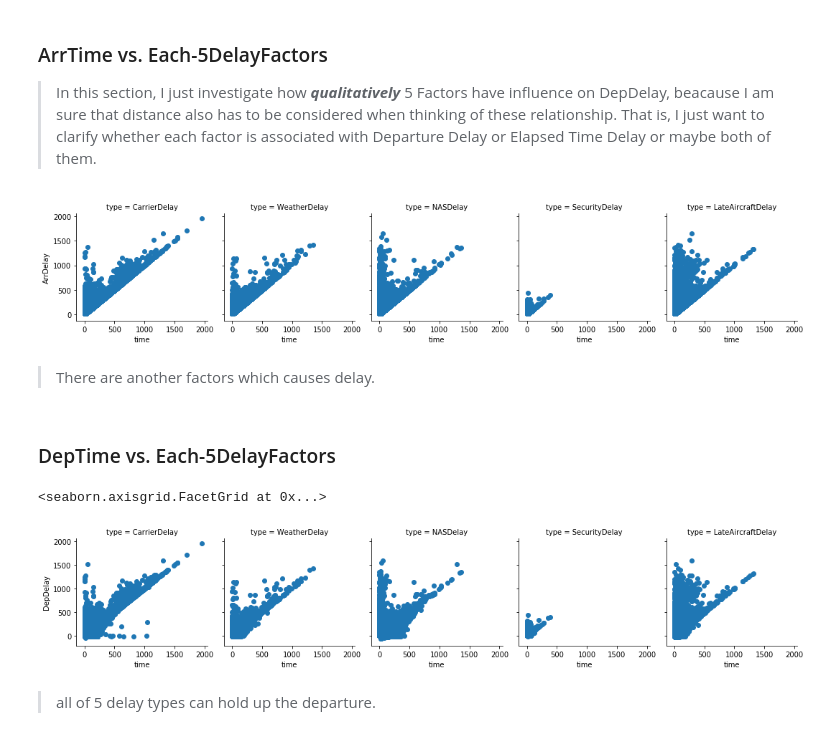
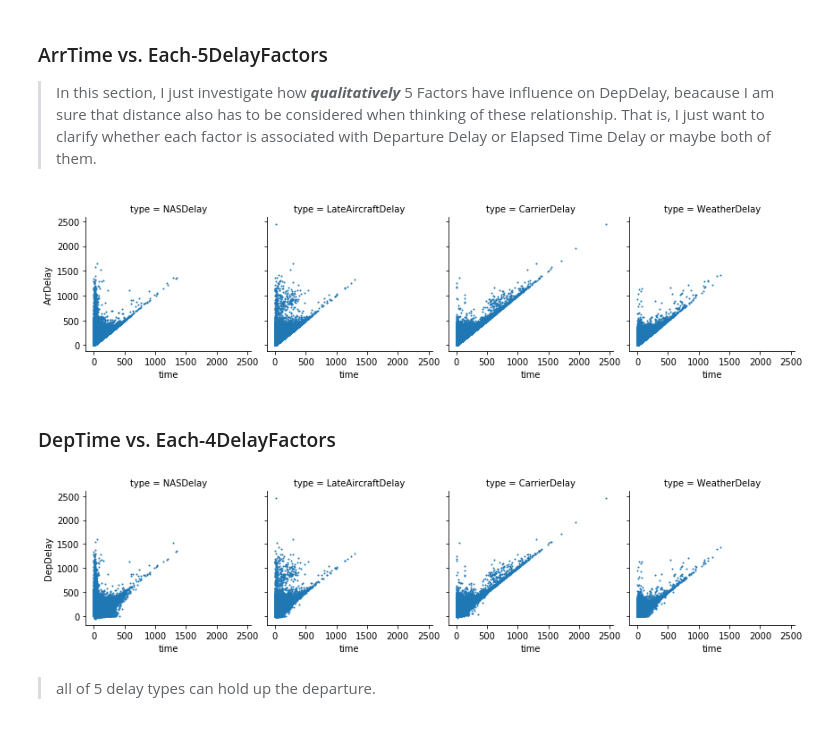
Before and after one commit to kudojp/FlightsDataAnalysis, a Jupyter notebook: exploration_template.ipynb, the cells around one changed output. Drawn from its saved outputs; the diff is of its cells as text; code cells hidden in the pictures.

```diff
--- a/exploration_template.ipynb
+++ b/exploration_template.ipynb
@@ -332,6 +331,6 @@ Even though delay more than 1 day is unusual, the reasons of them are explained
 # %%
 #  remove rows with outliers in DepDelay column.
-df = df[(df.DepDelay > -120) & (df.DepDelay < 2400)]
+df = df[(df.DepDelay > -120)]
 # %%
 # plot the histgram again in the limit of [-50<x<200]
 plt.hist(data=df, x="DepDelay",bins=1000)
@@ -432,8 +412,9 @@ Text(0.5,0,'LateAircraftDelay')
 # %%
-# make dummy series which has 2 columns, delay type and delay time
+# take a look at the distribution on how many minutes each delay factor can prolong the flight time
 
+## make dummy series which has 2 columns, delay type and delay time
 dummy = pd.DataFrame()
-delay_types = ["CarrierDelay","WeatherDelay","NASDelay","SecurityDelay","LateAircraftDelay"]
+delay_types = ["NASDelay","LateAircraftDelay","CarrierDelay","WeatherDelay","SecurityDelay"]
 
 for type in delay_types:
     dum = pd.DataFrame()
@@ -441,10 +422,12 @@ for type in delay_types:
     dum["type"] = type
     dummy = dummy.append(dum)
 
-plt.figure(figsize=[12,6])
+plt.figure(figsize=[15,6])
 plt.subplot(1,2,1)
-sb.violinplot(data= dummy, x="type", y="time");
+sb.violinplot(data= dummy, x="type", y="time")
+plt.xticks(rotation=30);
 plt.subplot(1,2,2)
 sb.violinplot(data= dummy, x="type", y="time")
-plt.ylim([-50,250]);
+plt.ylim([-50,150])
+plt.xticks(rotation=30);
 # %% [output]
@@ -532,0 +534,3 @@ df2[(df2.Distance<3000) & (df2.AirTime>600)]
+# %%
+df2[(df2.Origin.isin(hawaii)) | (df2.Dest.isin(hawaii))].shape[0]
+df2 = df2[(df2.Origin.isin(hawaii)) + (df2.Dest.isin(hawaii)) == 0]
@@ -552,33 +581,30 @@ plt.scatter(data=df, x="delay_elapsed", y="Distance", alpha=0.01, s=10);
 > In this section, I just investigate how ***qualitatively*** 5 Factors have influence on DepDelay, beacause I am sure that distance also has to be considered when thinking of these relationship. That is, I just want to clarify whether each factor is associated with Departure Delay or Elapsed Time Delay or maybe both of them.
 # %%
 # make dummy series which has 4 columns, delay type, delay time, DepDelay, delay_elapsed
-
 dummy = pd.DataFrame()
-delay_types = ["CarrierDelay","WeatherDelay","NASDelay","SecurityDelay","LateAircraftDelay"]
+delay_types = ["NASDelay","LateAircraftDelay","CarrierDelay","WeatherDelay"]
 
 for type in delay_types:
     dum = pd.DataFrame()
-    dum["time"] = df[df[type] != 0][type]
-    dum["DepDelay"] = df[df[type] != 0]["DepDelay"]
-    dum["delay_elapsed"] = df[df[type] != 0]["delay_elapsed"]
-    dum["ArrDelay"] = df[df[type] != 0]["ArrDelay"]
+    dum["time"] = df2[df2[type] != 0][type]
+    dum["DepDelay"] = df2[df2[type] != 0]["DepDelay"]
+    dum["delay_elapsed"] = df2[df2[type] != 0]["delay_elapsed"]
+    dum["ArrDelay"] = df2[df2[type] != 0]["ArrDelay"]
+    dum["Distance"] = df2[df2[type] != 0]["Distance"]
     dum["type"] = type
     dummy = dummy.append(dum)
 # %%
 g = sb.FacetGrid(data=dummy, col="type")
-g.map(plt.scatter, "time", "ArrDelay");
+g.map(plt.scatter, "time", "ArrDelay", s=1);
 # %% [output]
-[figure, old version]
+[figure, new version]
-# %% [markdown]
-> There are another factors which causes delay.
 # %% [markdown]
-### DepTime vs. Each-5DelayFactors
+### DepTime vs. Each-4DelayFactors
 # %%
 g = sb.FacetGrid(data=dummy, col="type")
-g.map(plt.scatter, "time", "DepDelay");
+g.map(plt.scatter, "time", "DepDelay", s=1);
 # %% [output]
-<seaborn.axisgrid.FacetGrid at 0x...>
-[figure, old version]
+[figure, new version]
 # %% [markdown]
 > all of 5 delay types can hold up the departure.
 # %% [markdown]
```
Also changed, not shown: parts of 55 cells of this notebook.
